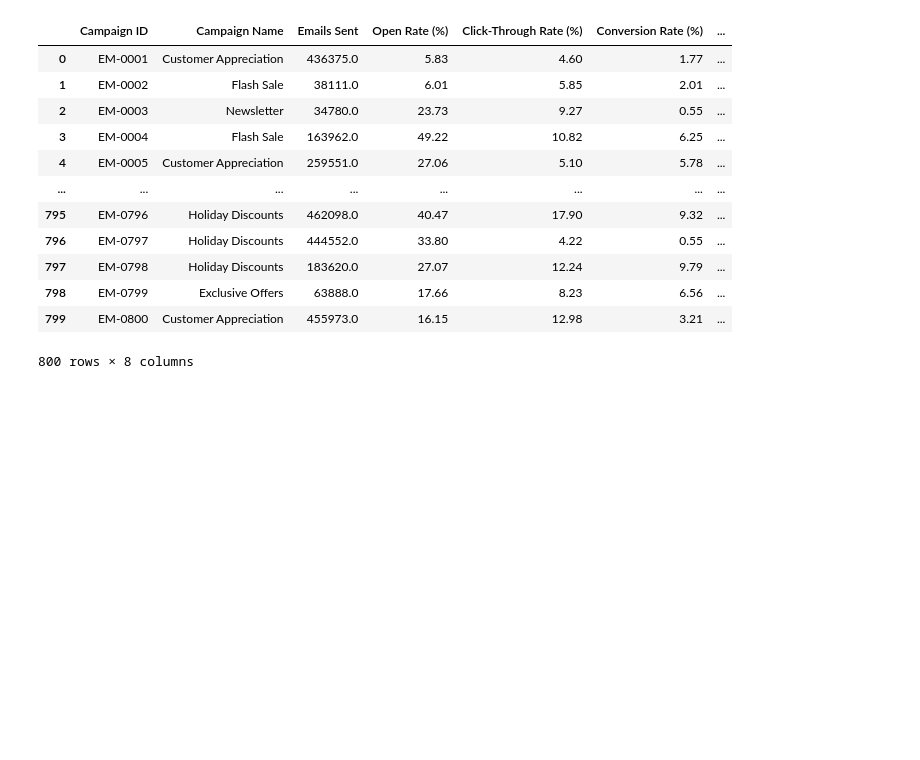
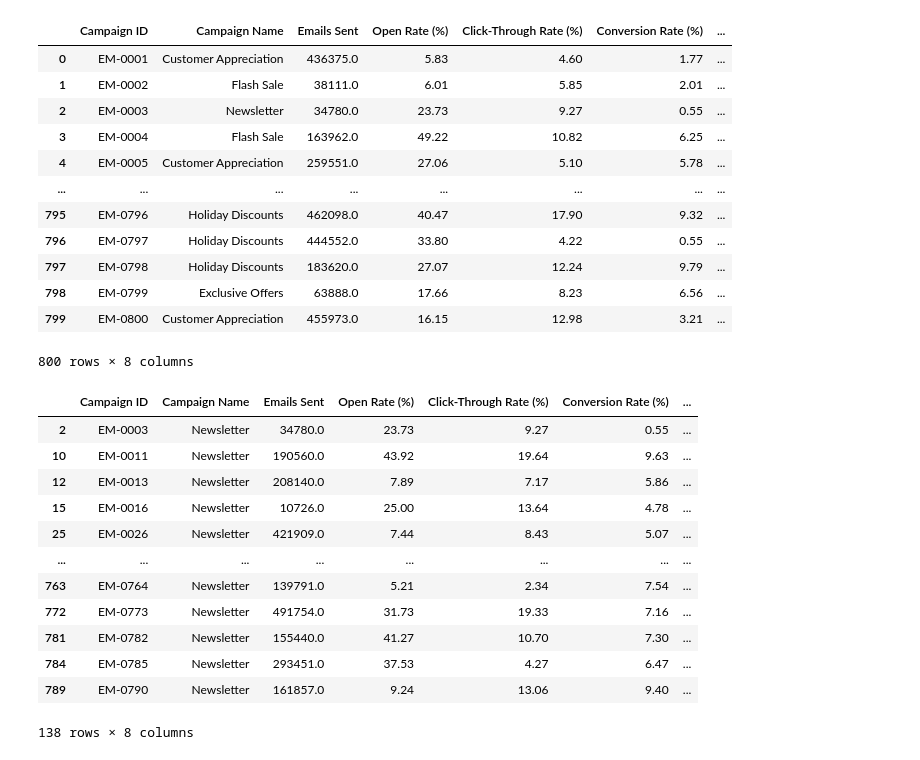
Before and after one commit to HassanFathyIsmail/Email-Campaign-Gig, a Jupyter notebook: Email-Campaign.ipynb, the cells around one changed output. Cells and saved outputs as stored; diff of their text form; code cells hidden in the pictures; blank space fills up the shorter version.

```diff
--- a/Email-Campaign.ipynb
+++ b/Email-Campaign.ipynb
@@ -72,3 +71,18 @@ data
 800 rows × 8 columns
 # %%
 Newsletter = data[data["Campaign Name"] == "Newsletter"]
+Newsletter
+# %% [output]
+|  | Campaign ID | Campaign Name | Emails Sent | Open Rate (%) | Click-Through Rate (%) | Conversion Rate (%) | ... |
+| 2 | EM-0003 | Newsletter | 34780.0 | 23.73 | 9.27 | 0.55 | ... |
+| 10 | EM-0011 | Newsletter | 190560.0 | 43.92 | 19.64 | 9.63 | ... |
+| 12 | EM-0013 | Newsletter | 208140.0 | 7.89 | 7.17 | 5.86 | ... |
+| 15 | EM-0016 | Newsletter | 10726.0 | 25.00 | 13.64 | 4.78 | ... |
+| 25 | EM-0026 | Newsletter | 421909.0 | 7.44 | 8.43 | 5.07 | ... |
+| ... | ... | ... | ... | ... | ... | ... | ... |
+| 763 | EM-0764 | Newsletter | 139791.0 | 5.21 | 2.34 | 7.54 | ... |
+| 772 | EM-0773 | Newsletter | 491754.0 | 31.73 | 19.33 | 7.16 | ... |
+| 781 | EM-0782 | Newsletter | 155440.0 | 41.27 | 10.70 | 7.30 | ... |
+| 784 | EM-0785 | Newsletter | 293451.0 | 37.53 | 4.27 | 6.47 | ... |
+| 789 | EM-0790 | Newsletter | 161857.0 | 9.24 | 13.06 | 9.40 | ... |
+138 rows × 8 columns
```
Also changed, not shown: parts of 3 cells of this notebook.
